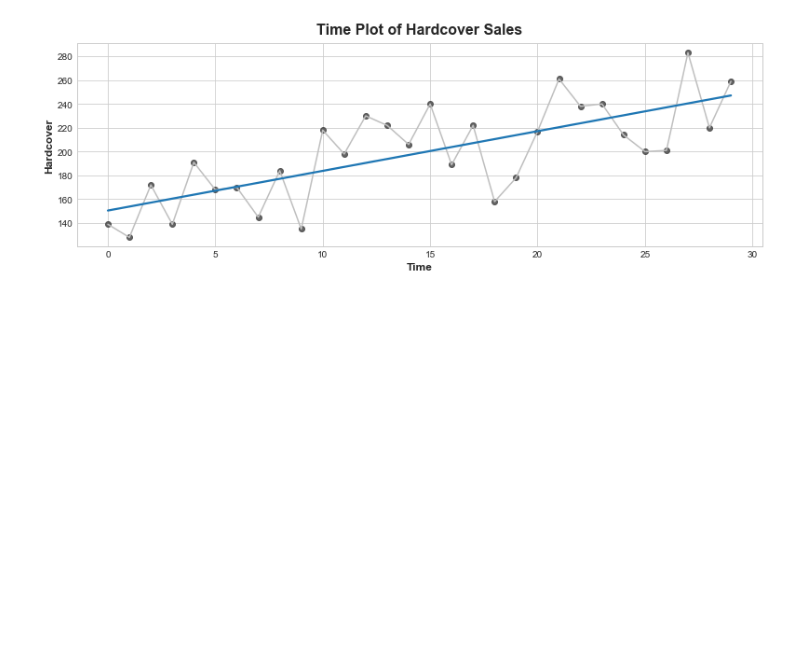
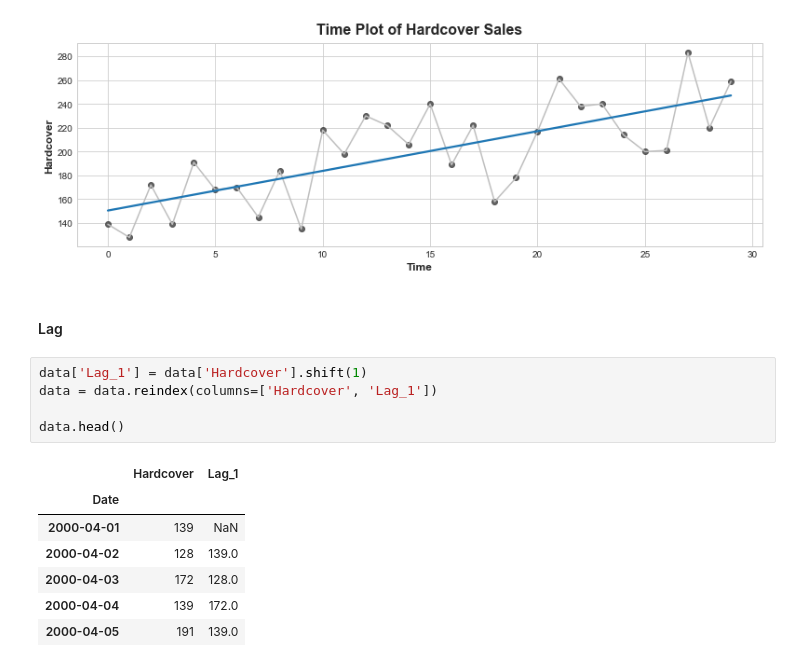
Before and after one commit to George-Nyamao/Book_sales_prediction_with_linear_regression, a Jupyter notebook: Book_sales_prediction.ipynb, the cells around one changed output. Drawn from its saved outputs; the diff is of its cells as text; blank space fills up the shorter version.

```diff
--- a/Book_sales_prediction.ipynb
+++ b/Book_sales_prediction.ipynb
@@ -41,3 +41,18 @@ ax.set_title('Time Plot of Hardcover Sales')
 # %% [output]
 Text(0.5, 1.0, 'Time Plot of Hardcover Sales')
 [figure]
+# %% [markdown]
+#### Lag
+# %%
+data['Lag_1'] = data['Hardcover'].shift(1)
+data = data.reindex(columns=['Hardcover', 'Lag_1'])
+
+data.head()
+# %% [output]
+|  | Hardcover | Lag_1 |
+| Date |  |  |
+| 2000-04-01 | 139 | NaN |
+| 2000-04-02 | 128 | 139.0 |
+| 2000-04-03 | 172 | 128.0 |
+| 2000-04-04 | 139 | 172.0 |
+| 2000-04-05 | 191 | 139.0 |
```
Also changed, not shown: parts of 1 cell of this notebook.
